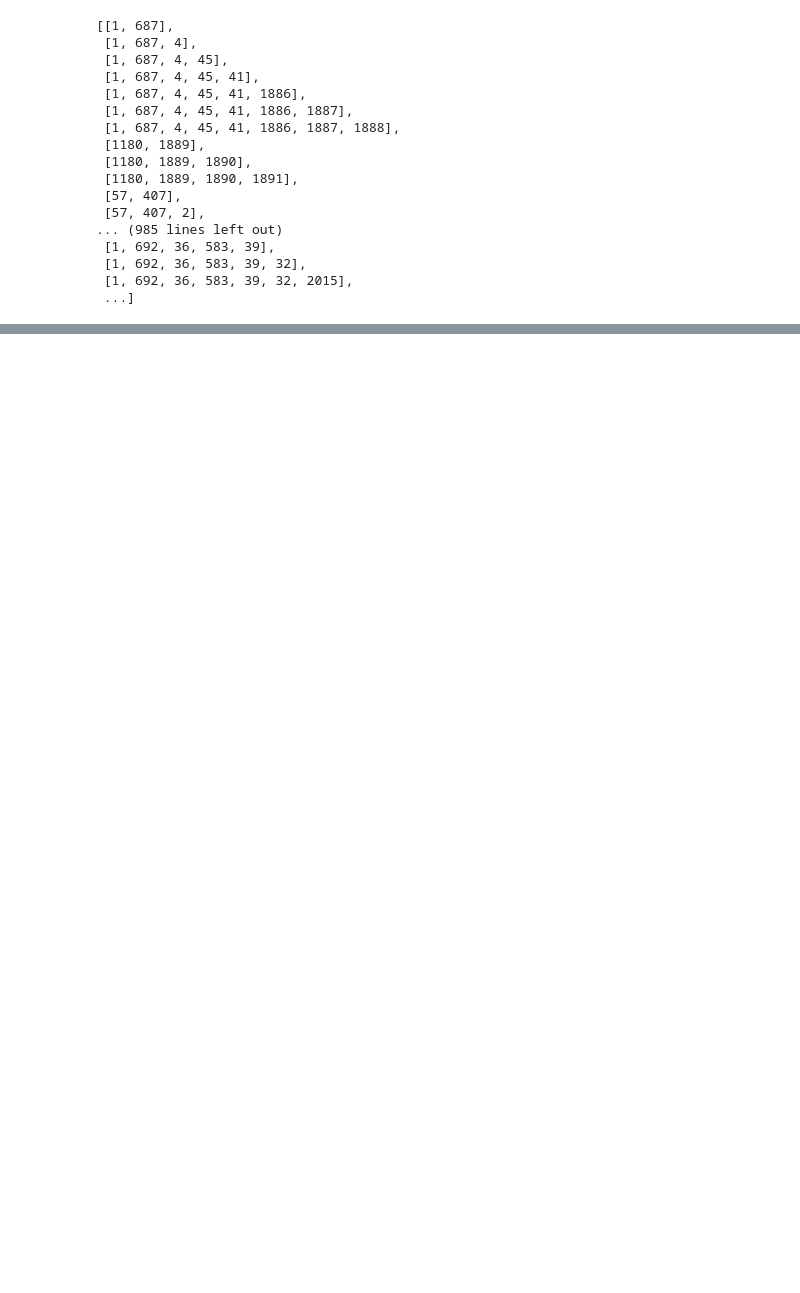
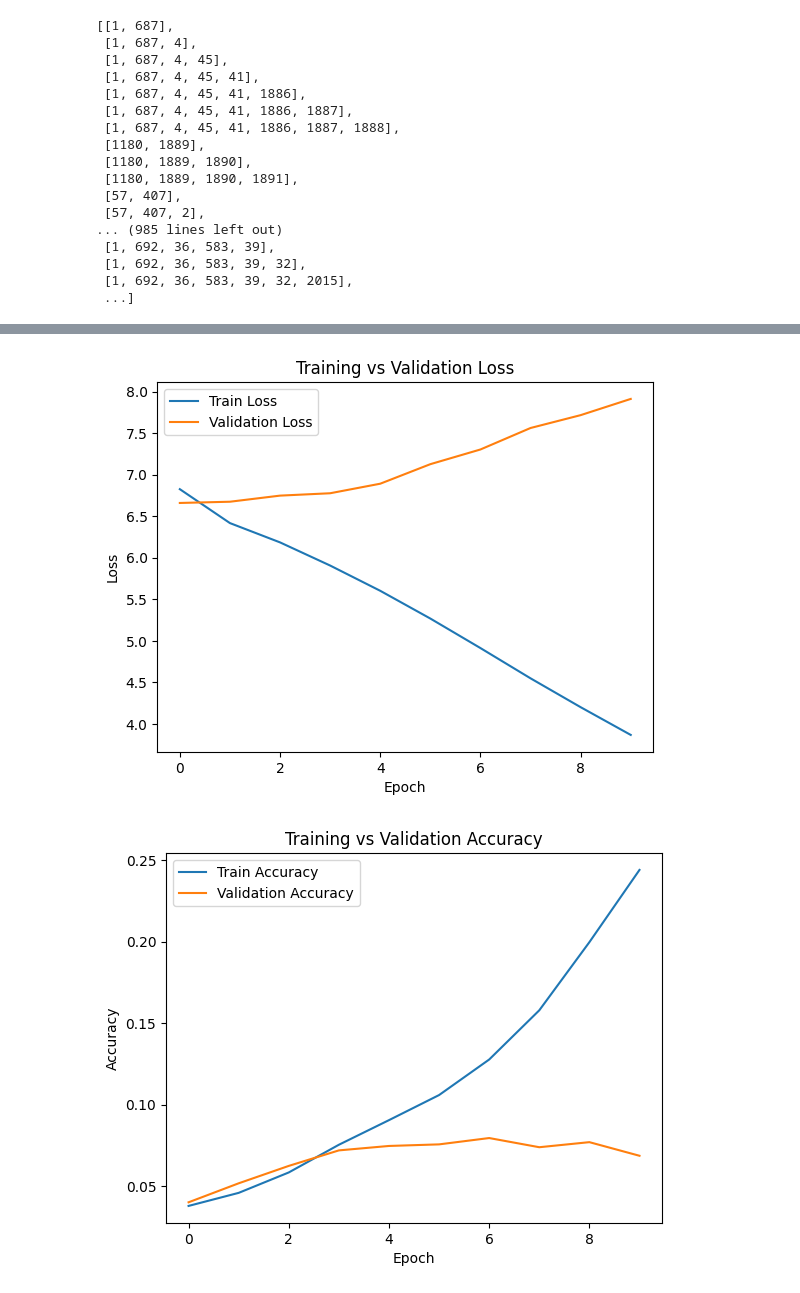
Before and after one commit to ShwetaNagapure/Predicting-Next-Word-Using-LSTM, a Jupyter notebook: Predicting_Next_Word.ipynb, the cells around one changed output, grey strips where cells are left out. Saved outputs shown, nothing was run; the diff lists cells and outputs as text; code cells hidden in the pictures; blank space fills up the shorter version.

Commit message:
train model with prediction code

```diff
--- a/Predicting_Next_Word.ipynb
+++ b/Predicting_Next_Word.ipynb
@@ -137,3 +132,8 @@ array([[0., 0., 0., ..., 0., 0., 0.],
 # %%
 ## split the data in train test
 X_train,X_test,y_train,y_test=train_test_split(X,y,test_size=0.2,random_state=42)
+# %%
+import numpy as np
+
+y_train = np.argmax(y_train, axis=1)
+y_test  = np.argmax(y_test, axis=1)
@@ -142,7 +150,7 @@ from tensorflow.keras.models import Sequential
 from tensorflow.keras.layers import Dense, LSTM, Embedding, Dropout, Input
 
 model = Sequential([
-    Input(shape=(max_seq_len,)),
+    Input(shape=(max_seq_len-1,)),
     Embedding(total_words, 100),
     LSTM(150),
     Dropout(0.2),
@@ -150,7 +158,7 @@ model = Sequential([
 ])
 
 model.compile(
-    optimizer='adam',
+    optimizer=tf.keras.optimizers.Adam(clipnorm=1.0),
     loss='sparse_categorical_crossentropy',
     metrics=['accuracy']
 )
@@ -186,0 +219,23 @@ history = model.fit(
+# %%
+import matplotlib.pyplot as plt
+
+plt.figure()
+plt.plot(history.history['loss'])
+plt.plot(history.history['val_loss'])
+plt.xlabel('Epoch')
+plt.ylabel('Loss')
+plt.title('Training vs Validation Loss')
+plt.legend(['Train Loss', 'Validation Loss'])
+
+plt.figure()
+plt.plot(history.history['accuracy'])
+plt.plot(history.history['val_accuracy'])
+plt.xlabel('Epoch')
+plt.ylabel('Accuracy')
+plt.title('Training vs Validation Accuracy')
+plt.legend(['Train Accuracy', 'Validation Accuracy'])
+
+plt.show()
+# %% [output]
+[figure, added]
+[figure, added]
```
Also changed, not shown: parts of 18 cells of this notebook.
